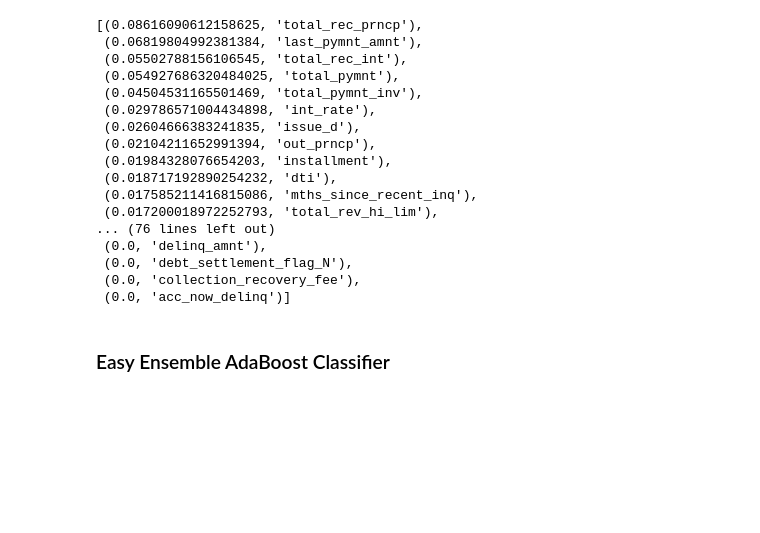
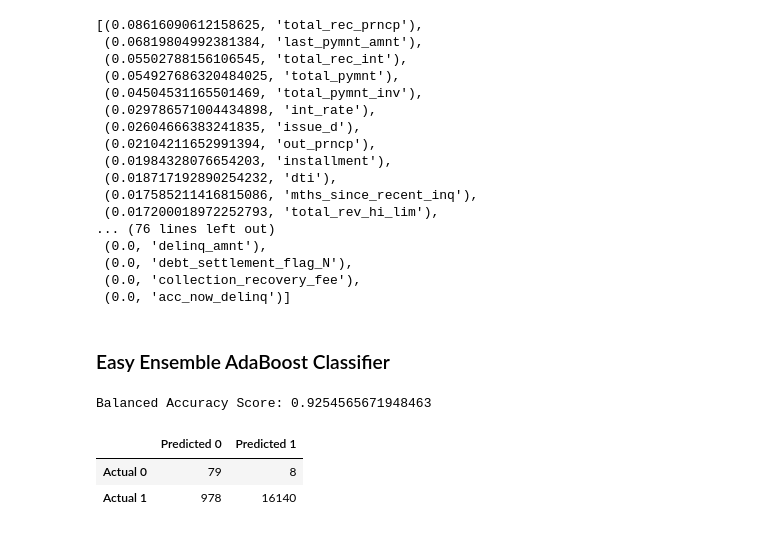
Before and after one commit to cbeckler/credit_risk_analysis, a Jupyter notebook: credit_risk_ensemble.ipynb, the cells around one changed output. Saved outputs shown, nothing was run; the diff lists cells and outputs as text; code cells hidden in the pictures; blank space fills up the shorter version.

Commit message:
easy ensemble adaboost classifier model

```diff
--- a/credit_risk_ensemble.ipynb
+++ b/credit_risk_ensemble.ipynb
@@ -230,2 +221,31 @@ sorted(zip(brf_model.feature_importances_, X.columns), reverse=True)
+# %%
+# Train the EasyEnsembleClassifier
+from imblearn.ensemble import EasyEnsembleClassifier
+
+eec = EasyEnsembleClassifier(n_estimators=100, random_state=1)
+
+eec_model = eec.fit(X_train, y_train)
+# %%
+# Calculated the balanced accuracy score
+eec_predictions = eec_model.predict(X_test)
+
+eec_acc_score = balanced_accuracy_score(y_test, eec_predictions)
+
+print(f"Balanced Accuracy Score: {eec_acc_score}")
+# %% [output]
+Balanced Accuracy Score: 0.9254565671948463
+# %%
+# Display the confusion matrix
+eec_cm = confusion_matrix(y_test, eec_predictions)
+
+# Create a DataFrame from the confusion matrix.
+eec_cm_df = pd.DataFrame(
+    eec_cm, index=["Actual 0", "Actual 1"], columns=["Predicted 0", "Predicted 1"])
+
+eec_cm_df
+# %% [output]
+|  | Predicted 0 | Predicted 1 |
+| Actual 0 | 79 | 8 |
+| Actual 1 | 978 | 16140 |
 # %%
 # Print the imbalanced classification report
```
Also changed, not shown: parts of 5 cells of this notebook.
